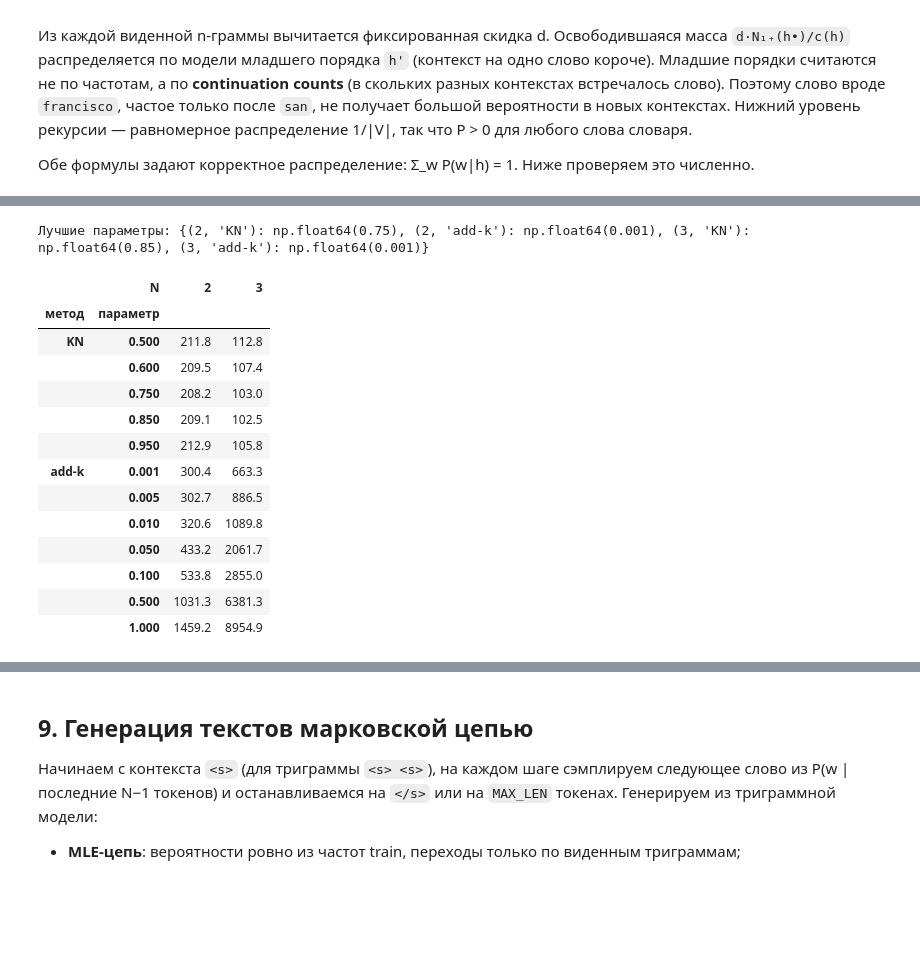
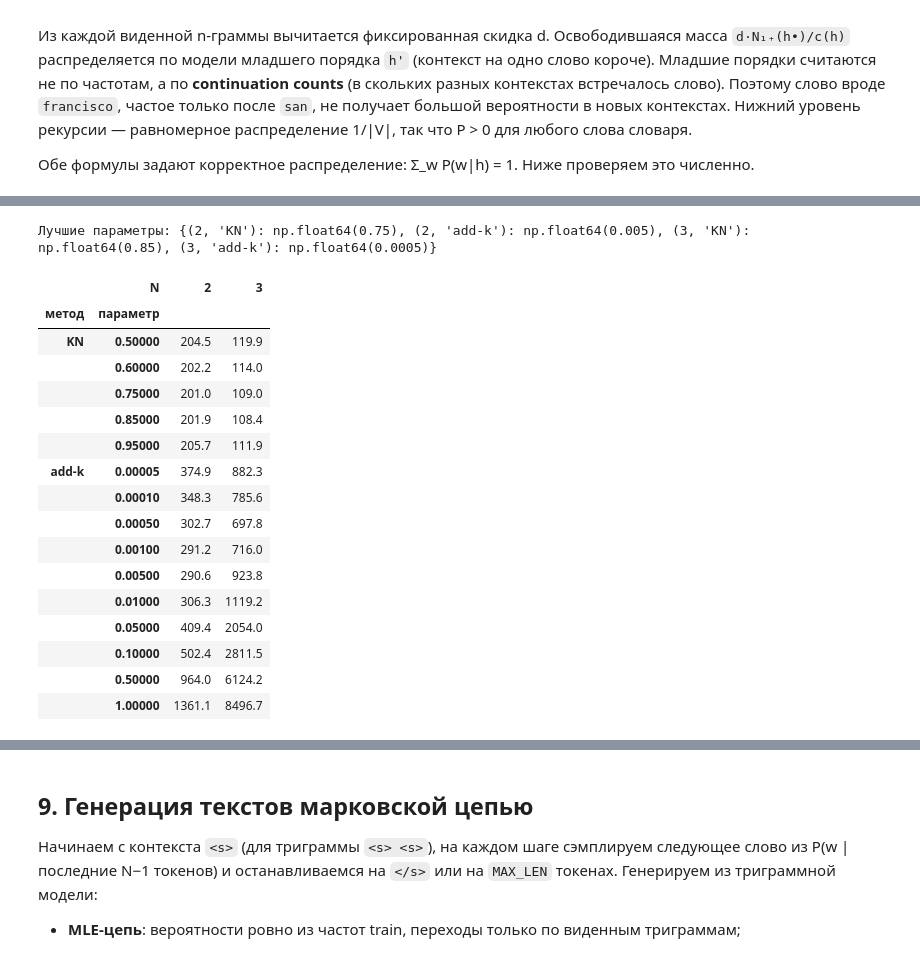
Before and after one commit to alinocco/itmo-text-analysis, a Jupyter notebook: labs/lab1/source/notebook.ipynb, the cells around one changed output, grey strips where cells are left out. Drawn from its saved outputs; the diff is of its cells as text; code cells hidden in the pictures; blank space fills up the shorter version.

```diff
--- a/labs/lab1/source/notebook.ipynb
+++ b/labs/lab1/source/notebook.ipynb
@@ -329,9 +337,19 @@ RE_QUOTE_START = re.compile(
     re.IGNORECASE,
 )
 RE_QUOTED_LINE = re.compile(r"(?m)^\s*>.*$")
-RE_QP_SOFTBREAK = re.compile(r"=\r?\n")
-RE_QP_CODES = re.compile(r"=(20|09|3D)")
-RE_HTML_TAG = re.compile(r"</?[a-zA-Z][^>]{0,200}>")
+RE_QP_SOFTBREAK = re.compile(r"(?<!=)=\r?\n")          # не трогаем линии "====="
+RE_QP_CODES = re.compile(r"(?<!=)=(20|09|3D)")
+RE_HTML_TAG = re.compile(r"</?[a-zA-Z][^>@]{0,200}>")   # без '@': <john@enron.com> — адрес, а не тег
+RE_MAILTO = re.compile(r"(?i)\bmailto:")
+RE_DISCLAIMER = re.compile(
+    r"(?i)(?:if you are not the intended recipient|you are hereby notified that"
+    r"|this (?:e-?mail|message) (?:and any attachments )?(?:is|may be) (?:confidential|privileged|the property)"
+    r"|the information contained in this (?:e-?mail|message|communication))"
+)
+# 'opt out' сознательно не берём: в Enron это термин дерегуляции («customers can opt out»)
+RE_MASS_MAILING = re.compile(
+    r"(?i)unsubscribe|to be removed from (?:our|this|the|any) (?:mailing |e-?mail )?list|click here to (?:be )?remove"
+)
 RE_URL = re.compile(r"(?i)\b(?:https?://|www\.)[^\s<>\"]+")
 RE_EMAIL = re.compile(r"\b[\w.+-]+@[\w-]+(?:\.[\w-]+)+\b")
 RE_NOTES_ADDR = re.compile(r"\b[\w.-]+/[A-Z]{2,6}(?:/[A-Z]{2,6})*@[A-Z]{2,6}\b")
@@ -353,6 +371,10 @@ def clean_text(text: str) -> str:
     if m:
         text = text[: m.start()]
     text = RE_QUOTED_LINE.sub(" ", text)
+    # 1b) юридический дисклеймер: шаблонный хвост письма
+    m = RE_DISCLAIMER.search(text)
+    if m:
+        text = text[: m.start()]
     # 2) quoted-printable
     text = RE_QP_SOFTBREAK.sub("", text)
     text = RE_QP_CODES.sub(lambda m: {"20": " ", "09": " ", "3D": "="}[m.group(1)], text)
@@ -361,6 +383,7 @@ def clean_text(text: str) -> str:
     text = html.unescape(text).replace("\xa0", " ")
     # 4) URL и адреса (до разделителей: в URL бывают '___')
     text = RE_URL.sub(" [URL] ", text)
+    text = RE_MAILTO.sub(" ", text)
     text = RE_EMAIL.sub(" [EMAIL] ", text)
     text = RE_NOTES_ADDR.sub(" [EMAIL] ", text)
     # 5) разделители
@@ -389,7 +412,9 @@ def preprocess(text: str) -> list:
 demo = (
     "Phillip,\n\nPlease check http://www.enron.com/gas?id=3D12 and call me at 713-853-7041 "
     "before 10:30 AM on 10/23/2000.  The price is $1,250.50 for 3 units!!!\n"
-    "Thanks=20\nJohn Arnold/HOU/ECT@ECT\n\n"
+    "Thanks=20\nJohn Arnold/HOU/ECT@ECT <john.arnold@enron.com>\n"
+    "=====================\n"
+    "This e-mail is confidential. If you are not the intended recipient, delete it.\n\n"
     "---------------------- Forwarded by Phillip K Allen/HOU/ECT on 10/23/2000 08:53 AM ---\n"
     "old quoted text that must disappear"
 )
@@ -404,14 +429,18 @@ for d in (train_df, test_df):
     d["tokens"] = d["clean"].map(lambda s: [BOS] + tokenize(s) + [EOS])
     d["n_tok"] = d["tokens"].str.len() - 2
 
-# Письма, где после очистки не осталось текста (чистые пересылки без комментария,
-# только подпись), не несут собственного текста автора и для модели бесполезны.
+# Исключаем: (а) массовые рассылки (признак ищем в собственном тексте письма после
+# отрезания цитат, чтобы не выкинуть ответ, процитировавший рассылку);
+# (б) письма, где после очистки не осталось текста (чистые пересылки без комментария,
+# только подпись): в них нет собственного текста автора.
 MIN_TOKENS = 3
 for name in ("train_df", "test_df"):
     d = globals()[name]
-    before = len(d)
-    globals()[name] = d[d["n_tok"] >= MIN_TOKENS].reset_index(drop=True)
-    print(f"{name}: удалено {before - len(globals()[name])} пустых после очистки, осталось {len(globals()[name])}")
+    is_mass = d["clean"].map(lambda t: bool(RE_MASS_MAILING.search(t)))
+    is_empty = d["n_tok"] < MIN_TOKENS
+    globals()[name] = d[~is_mass & ~is_empty].reset_index(drop=True)
+    print(f"{name}: рассылок {is_mass.sum()}, пустых после очистки {(is_empty & ~is_mass).sum()}, "
+          f"осталось {len(globals()[name])} из {len(d)}")
 
 for i in range(3):
     print("-" * 80)
@@ -891,37 +952,40 @@ h=('had', 'a'):  Σ P_KN = 1.000000,  Σ P_add-k = 1.000000
 h=('zzz_unseen', 'context'):  Σ P_KN = 1.000000,  Σ P_add-k = 1.000000
 # %%
 # Подбор гиперпараметров на валидации
-K_GRID = [1, 0.5, 0.1, 0.05, 0.01, 0.005, 0.001]
+K_GRID = [1, 0.5, 0.1, 0.05, 0.01, 0.005, 0.001, 0.0005, 0.0001, 0.00005]  # на первом прогоне оптимум был на краю (0.001)
 D_GRID = [0.5, 0.6, 0.75, 0.85, 0.95]
 tuning_rows, best = [], {}
 for n, m in models_val.items():
     for k in K_GRID:
         tuning_rows.append({"N": n, "метод": "add-k", "параметр": k,
                             "PPL val": perplexity(m, val_docs, "addk", k=k)["ppl"]})
     for d in D_GRID:
         tuning_rows.append({"N": n, "метод": "KN", "параметр": d,
                             "PPL val": perplexity(m, val_docs, "kn", d=d)["ppl"]})
 tuning = pd.DataFrame(tuning_rows)
 for (n, meth), g in tuning.groupby(["N", "метод"]):
     best[(n, meth)] = g.loc[g["PPL val"].idxmin(), "параметр"]
 print("Лучшие параметры:", best)
 tuning.pivot_table(index=["метод", "параметр"], columns="N", values="PPL val").round(1)
 # %% [output]
-Лучшие параметры: {(2, 'KN'): np.float64(0.75), (2, 'add-k'): np.float64(0.001), (3, 'KN'): np.float64(0.85), (3, 'add-k'): np.float64(0.001)}
+Лучшие параметры: {(2, 'KN'): np.float64(0.75), (2, 'add-k'): np.float64(0.005), (3, 'KN'): np.float64(0.85), (3, 'add-k'): np.float64(0.0005)}
 |  | N | 2 | 3 |
 | метод | параметр |  |  |
-| KN | 0.500 | 211.8 | 112.8 |
-|  | 0.600 | 209.5 | 107.4 |
-|  | 0.750 | 208.2 | 103.0 |
-|  | 0.850 | 209.1 | 102.5 |
-|  | 0.950 | 212.9 | 105.8 |
-| add-k | 0.001 | 300.4 | 663.3 |
-|  | 0.005 | 302.7 | 886.5 |
-|  | 0.010 | 320.6 | 1089.8 |
-|  | 0.050 | 433.2 | 2061.7 |
-|  | 0.100 | 533.8 | 2855.0 |
-|  | 0.500 | 1031.3 | 6381.3 |
-|  | 1.000 | 1459.2 | 8954.9 |
+| KN | 0.50000 | 204.5 | 119.9 |
+|  | 0.60000 | 202.2 | 114.0 |
+|  | 0.75000 | 201.0 | 109.0 |
+|  | 0.85000 | 201.9 | 108.4 |
+|  | 0.95000 | 205.7 | 111.9 |
+| add-k | 0.00005 | 374.9 | 882.3 |
+|  | 0.00010 | 348.3 | 785.6 |
+|  | 0.00050 | 302.7 | 697.8 |
+|  | 0.00100 | 291.2 | 716.0 |
+|  | 0.00500 | 290.6 | 923.8 |
+|  | 0.01000 | 306.3 | 1119.2 |
+|  | 0.05000 | 409.4 | 2054.0 |
+|  | 0.10000 | 502.4 | 2811.5 |
+|  | 0.50000 | 964.0 | 6124.2 |
+|  | 1.00000 | 1361.1 | 8496.7 |
 # %%
 # Финальные модели на всём train, оценка на test
 final_models = {n: NGramLM(n).fit(train_docs) for n in (2, 3)}
```
Also changed, not shown: parts of 29 cells of this notebook, 2 other files.
